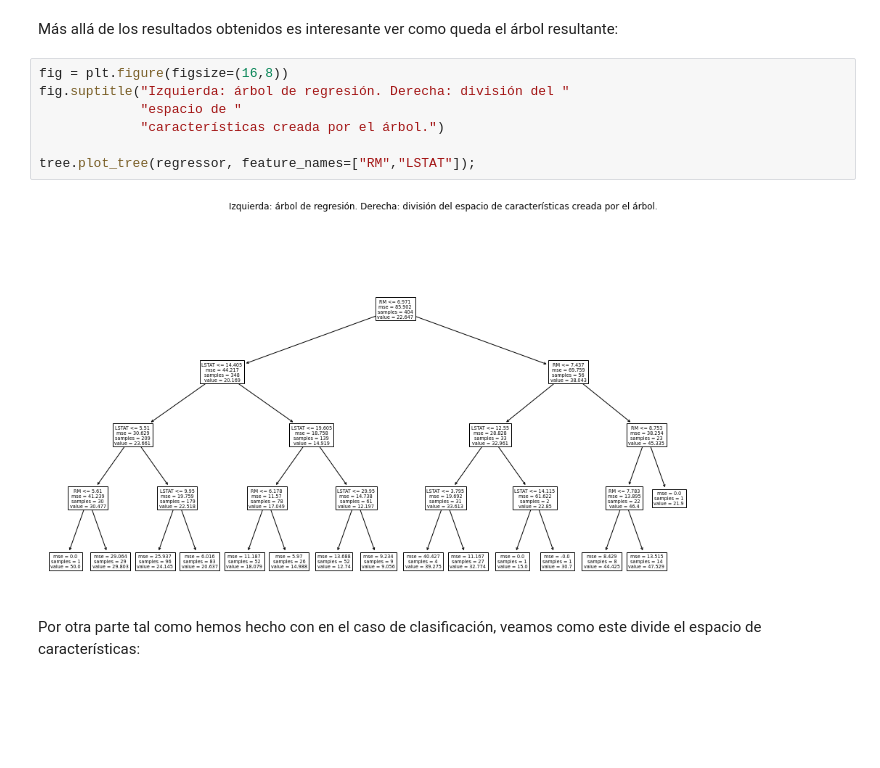
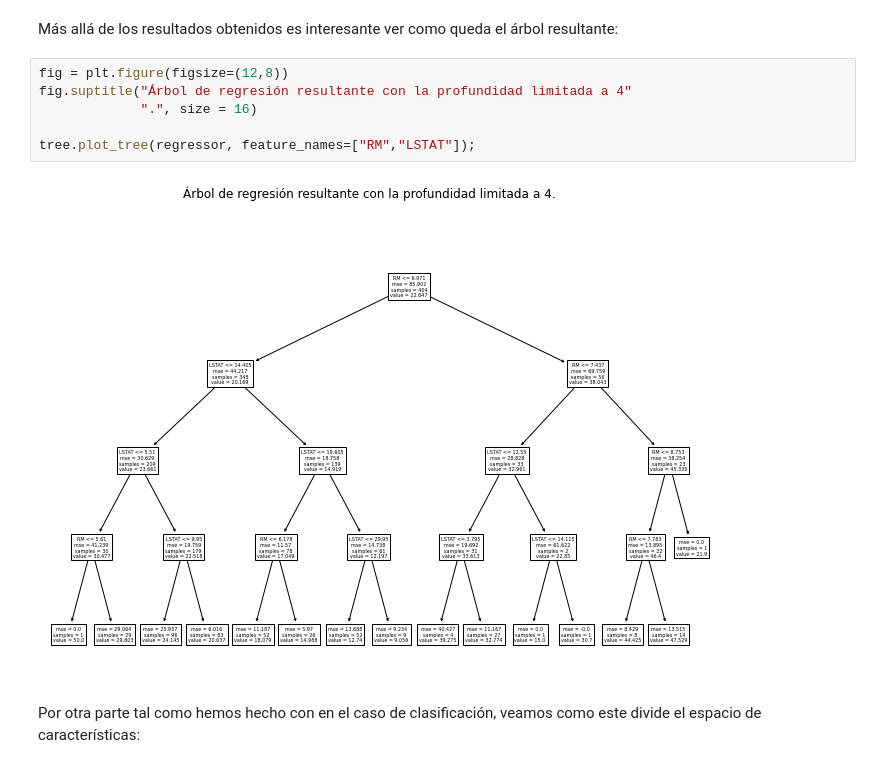
Before and after one commit to juanhuguetgarcia/intro_apren_auto, a Jupyter notebook: intro_apren_auto/chapters/ch7/ch7-dev-tree-01-arboles-decision.ipynb, the cells around one changed output. Drawn from its saved outputs; the diff is of its cells as text; blank space fills up the shorter version.

```diff
--- a/intro_apren_auto/chapters/ch7/ch7-dev-tree-01-arboles-decision.ipynb
+++ b/intro_apren_auto/chapters/ch7/ch7-dev-tree-01-arboles-decision.ipynb
@@ -564,14 +568,13 @@ R2 score is 0.755569138015364
 Más allá de los resultados obtenidos es interesante ver como queda el árbol
 resultante:
 # %%
-fig = plt.figure(figsize=(16,8))
-fig.suptitle("Izquierda: árbol de regresión. Derecha: división del "
-             "espacio de "
-             "características creada por el árbol.")
+fig = plt.figure(figsize=(12,8))
+fig.suptitle("Árbol de regresión resultante con la profundidad limitada a 4"
+             ".", size = 16)
 
 tree.plot_tree(regressor, feature_names=["RM","LSTAT"]);
 # %% [output]
-[figure, old version]
+[figure, new version]
 # %% [markdown]
 Por otra parte tal como hemos hecho con en el caso de clasificación, veamos
 como este divide  el espacio de características:
```
Also changed, not shown: parts of 11 cells of this notebook, 1 other file.
